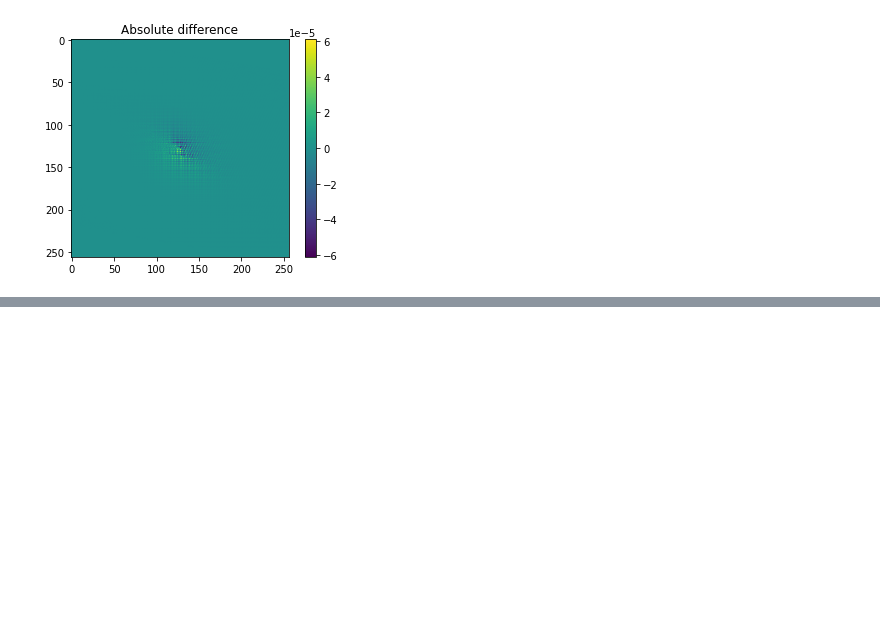
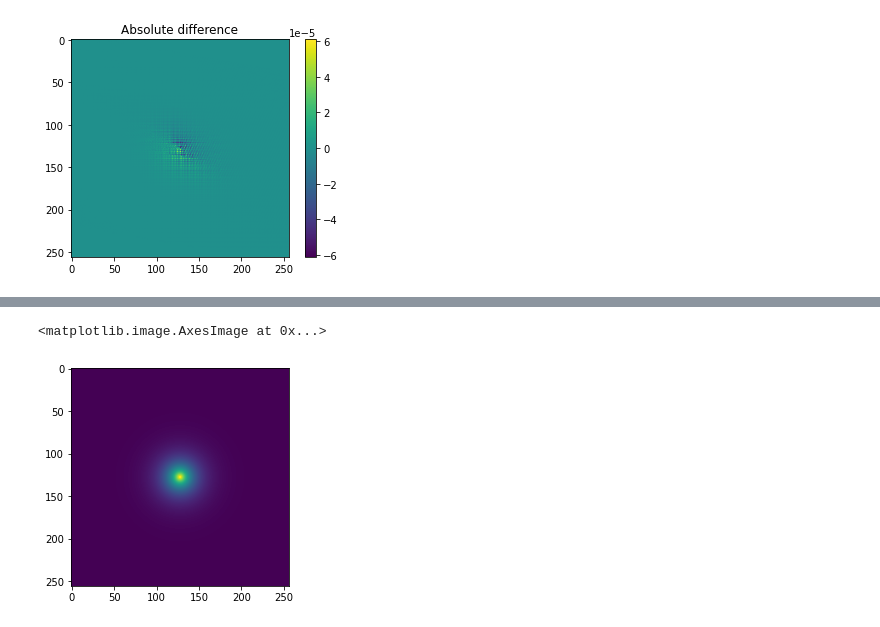
Before and after one commit to DifferentiableUniverseInitiative/GalFlow, a Jupyter notebook: notebooks/Shear_transformation.ipynb, the cells around one changed output, grey strips where cells are left out. Cells and saved outputs as stored; diff of their text form; code cells hidden in the pictures; blank space fills up the shorter version.

```diff
--- a/notebooks/Shear_transformation.ipynb
+++ b/notebooks/Shear_transformation.ipynb
@@ -134,0 +184,2 @@ res
+# %%
+shear = tf.Variable(np.zeros(2), trainable=True, name='g', dtype=tf.float32)
@@ -134,0 +195,6 @@ res
+# %%
+# initial model
+imshow(apply_shear2(img, shear[0], shear[1])[0,:,:,0])
+# %% [output]
+<matplotlib.image.AxesImage at 0x...>
+[figure, added]
```
Also changed, not shown: parts of 15 cells of this notebook.
